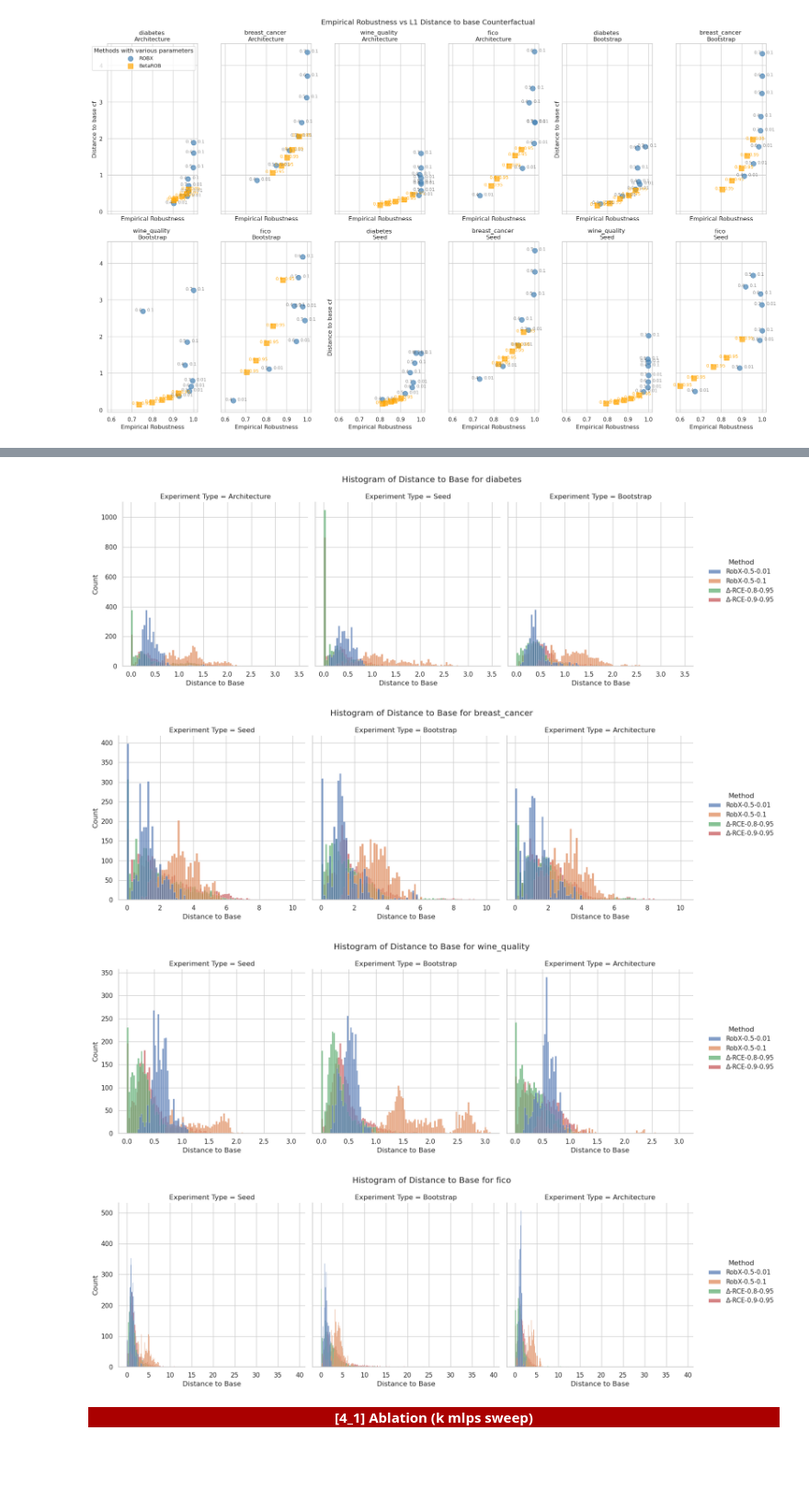
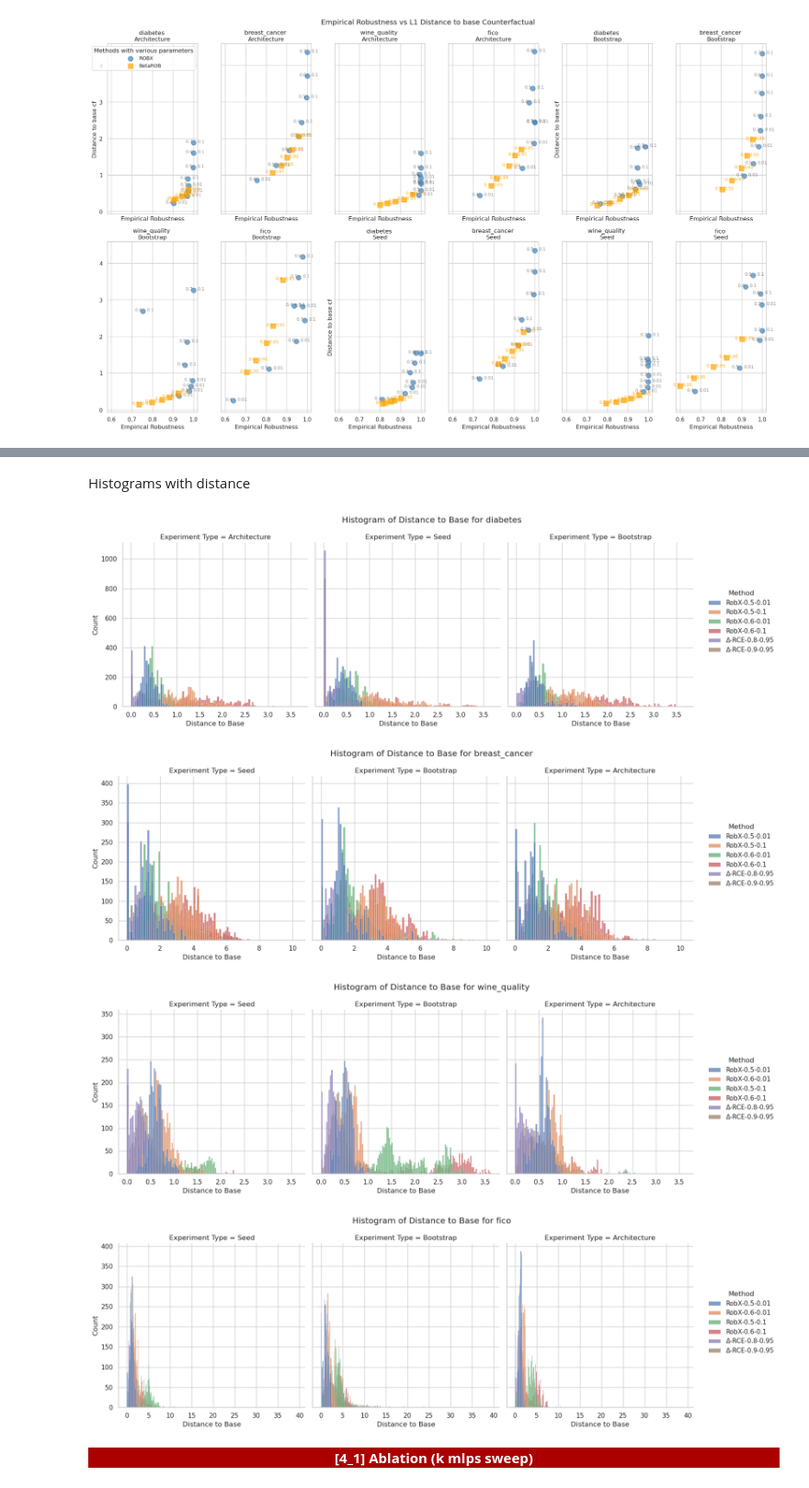
Before and after one commit to istepka/betarce, a Jupyter notebook: exp_vis copy.ipynb, the cells around one changed output, grey strips where cells are left out. Shown at 92% size. Saved outputs shown, nothing was run; the diff lists cells and outputs as text; code cells hidden in the pictures; blank space fills up the shorter version.

```diff
--- a/exp_vis copy.ipynb
+++ b/exp_vis copy.ipynb
@@ -758,19 +620,0 @@ AttributeError: 'DataFrameGroupBy' object has no attribute 'index'
-# %%
-# Rename the columns to shorter names
-vis_df_final.columns = ['Emp. Rob.', 'Dist. to Base', 'Prox. L1', 'Plaus.', 'Disc. Pow.']
-# Rename Experiment types to shorter names
-vis_df_final = vis_df_final.rename(index={'Architecture': 'Arch.', 'Bootstrap': 'Btstrp.', 'Bootstrap-Architecture': 'Btstrp. Arch.'})
-# Rename datasets to shorter names
-vis_df_final = vis_df_final.rename(index={'fico': 'HELOC', 'wine_quality': 'Wine'})
-
-# Create latex table with .3f precision
-latex_table = vis_df_final.style \
-        .format(precision=3) \
-        .to_latex(
-            caption='Top 2 results closest to 0.85 empirical robustness for RobX and BetaRCE.',
-            label='tab:comparison',
-        )
-
-# Save the latex table
-with open(f'{images_dir}/4_empirical_robustness_closest_to_0.85.tex', 'w') as f:
-    f.write(latex_table)
@@ -1032,7 +861,9 @@ final_df
+# %% [markdown]
+Histograms with distance
 # %%
 
 # methods_to_use = ['RobX-0.5-0.01','RobX-0.5-0.1', '\u0394-RCE-0.8-0.95', '\u0394-RCE-0.9-0.95', 'GrowingSpheres', 'Dice']
-methods_to_use = ['RobX-0.5-0.01','RobX-0.5-0.1', '\u0394-RCE-0.8-0.95', '\u0394-RCE-0.9-0.95']
+methods_to_use = ['RobX-0.5-0.01','RobX-0.5-0.1', 'RobX-0.6-0.01','RobX-0.6-0.1', '\u0394-RCE-0.8-0.95', '\u0394-RCE-0.9-0.95']
 
 tmp_rce = nn_gs_df.copy().dropna()
 tmp_rce['Method'] = '\u0394-RCE' + '-' + tmp_rce['delta_robustness'].astype(str) + '-' + tmp_rce['beta_confidence'].astype(str)
@@ -1044,37 +875,37 @@ tmp = pd.concat([tmp_robx, tmp_rce], axis=0, ignore_index=True)
 
 columns={
     'robust_counterfactual_validity_model2': 'Empirical Robustness',
     'robust_counterfactual_L1_distance_from_base_cf': 'Distance to Base',
     'robust_counterfactual_proximityL1': 'Proximity L1',
     'robust_counterfactual_plausibility': 'Plausibility',
     'robust_counterfactual_discriminative_power': 'Discriminative Power',
     'dataset_name': 'Dataset',
     'experiment_type': 'Experiment Type',
     'Method': 'Method',
 }
 
 
 column = 'Distance to Base'
 color_by = 'Method'
 
 
 tmp = tmp.rename(columns=columns)
 tmp = tmp[list(columns.values())]
 tmp = tmp[tmp['Method'].isin(methods_to_use)]
 
 
 
 for dataset in tmp['Dataset'].unique():
     _tmp = tmp[tmp['Dataset'] == dataset]
     # tmp = tmp[tmp['Experiment Type'] == experiment_type]
     sns.displot(data=_tmp, x=column, hue=color_by, kind='hist', alpha=0.7, col='Experiment Type')
     plt.suptitle(f'Histogram of {column} for {dataset}', x=0.5, y=1.05)
     plt.savefig(f'{images_dir}/histogram_{column}_{dataset}.png', dpi=300, bbox_inches='tight')
 # %% [output]
-[figure, old version]
+[figure, new version]
-[figure, old version]
+[figure, new version]
-[figure, old version]
+[figure, new version]
-[figure, old version]
+[figure, new version]
 # %% [markdown]
 <div style="background-color: #AA0000; color: white; text-align: center; font-weight: bold">[4_1] Ablation (k mlps sweep)</div>
 # %%
```
Also changed, not shown: parts of 16 cells of this notebook.
